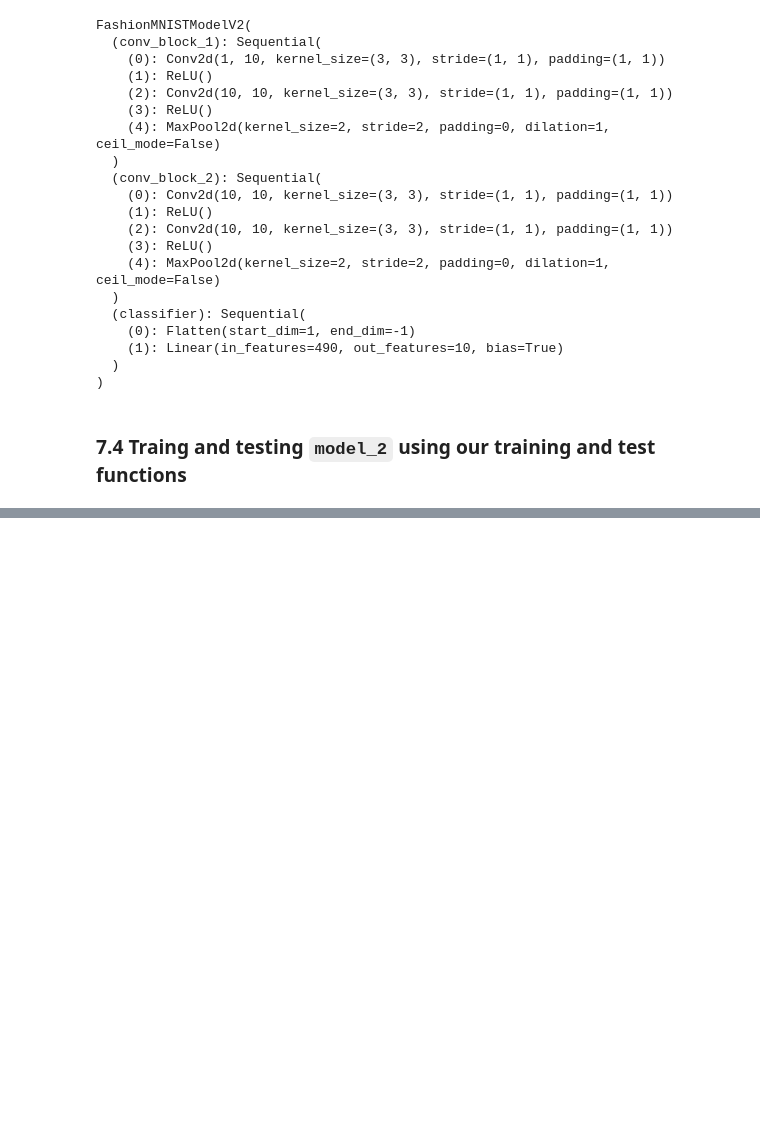
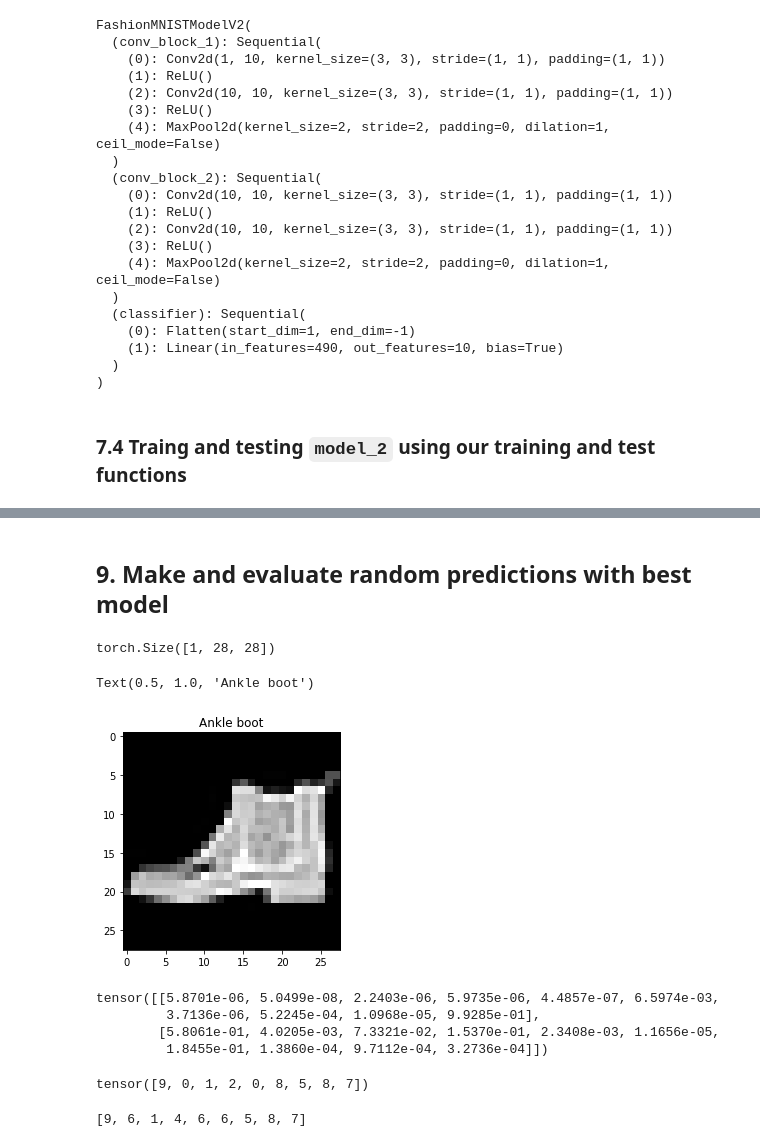
Before and after one commit to gavindoughtie/pytorch_class, a Jupyter notebook: udemy_pytorch_03_01_computer_vision.ipynb, the cells around one changed output, grey strips where cells are left out. Cells and saved outputs as stored; diff of their text form; code cells hidden in the pictures; blank space fills up the shorter version.

```diff
--- a/udemy_pytorch_03_01_computer_vision.ipynb
+++ b/udemy_pytorch_03_01_computer_vision.ipynb
@@ -1071,0 +1036,2 @@ Train time on cuda:0: 31.456 seconds
+# %% [markdown]
+## 9. Make and evaluate random predictions with best model
@@ -1071,0 +1061,41 @@ Train time on cuda:0: 31.456 seconds
+# %%
+import random
+#random.seed(42)
+test_samples = []
+test_labels = []
+
+for sample, label in random.sample(list(test_data), k=9):
+  test_samples.append(sample)
+  test_labels.append(label)
+
+test_samples[0].shape
+# %% [output]
+torch.Size([1, 28, 28])
+# %%
+plt.imshow(test_samples[0].squeeze(), cmap='gray')
+plt.title(class_names[test_labels[0]])
+# %% [output]
+Text(0.5, 1.0, 'Ankle boot')
+[figure, added]
+# %%
+# Make predictions
+pred_probs = make_predictions(model=model_2,
+                              data=test_samples)
+
+# View first two prediction probablilities
+pred_probs[:2]
+# %% [output]
+tensor([[5.8701e-06, 5.0499e-08, 2.2403e-06, 5.9735e-06, 4.4857e-07, 6.5974e-03,
+         3.7136e-06, 5.2245e-04, 1.0968e-05, 9.9285e-01],
+        [5.8061e-01, 4.0205e-03, 7.3321e-02, 1.5370e-01, 2.3408e-03, 1.1656e-05,
+         1.8455e-01, 1.3860e-04, 9.7112e-04, 3.2736e-04]])
+# %%
+# Convert probabilities to labels
+pred_classes = pred_probs.argmax(dim=1)
+pred_classes
+# %% [output]
+tensor([9, 0, 1, 2, 0, 8, 5, 8, 7])
+# %%
+test_labels
+# %% [output]
+[9, 6, 1, 4, 6, 6, 5, 8, 7]
```
Also changed, not shown: parts of 38 cells of this notebook.
